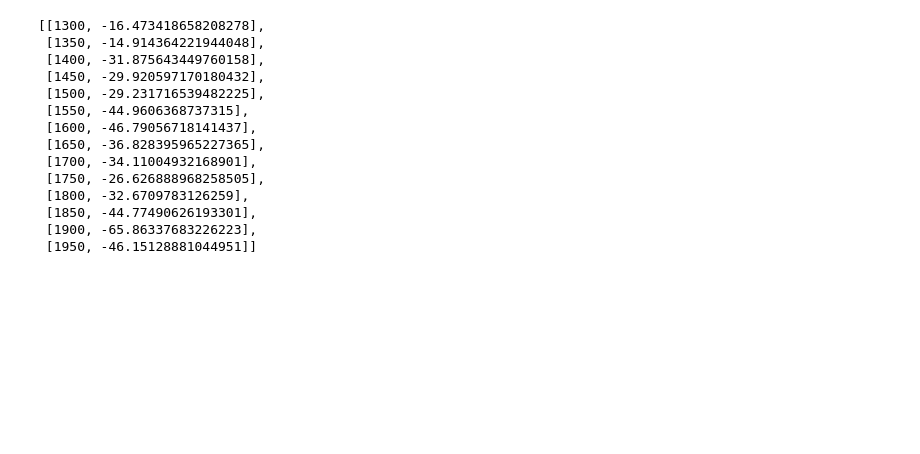
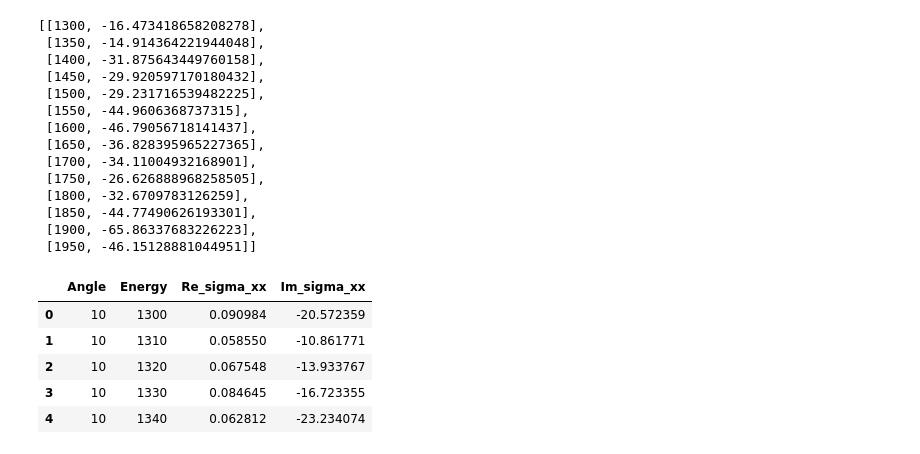
Before and after one commit to begichev/OpticalConstantsTBG, a Jupyter notebook: TbgSigma.ipynb, the cells around one changed output. Drawn from its saved outputs; the diff is of its cells as text; code cells hidden in the pictures; blank space fills up the shorter version.

```diff
--- a/TbgSigma.ipynb
+++ b/TbgSigma.ipynb
@@ -369,3 +483,13 @@ imag_conds
  [1850, -44.77490626193301],
  [1900, -65.86337683226223],
  [1950, -46.15128881044951]]
+# %%
+data = pd.read_csv('sigma_xx.csv')
+data.head()
+# %% [output]
+|  | Angle | Energy | Re_sigma_xx | Im_sigma_xx |
+| 0 | 10 | 1300 | 0.090984 | -20.572359 |
+| 1 | 10 | 1310 | 0.058550 | -10.861771 |
+| 2 | 10 | 1320 | 0.067548 | -13.933767 |
+| 3 | 10 | 1330 | 0.084645 | -16.723355 |
+| 4 | 10 | 1340 | 0.062812 | -23.234074 |
```
Also changed, not shown: parts of 26 cells of this notebook, 18 other files.
